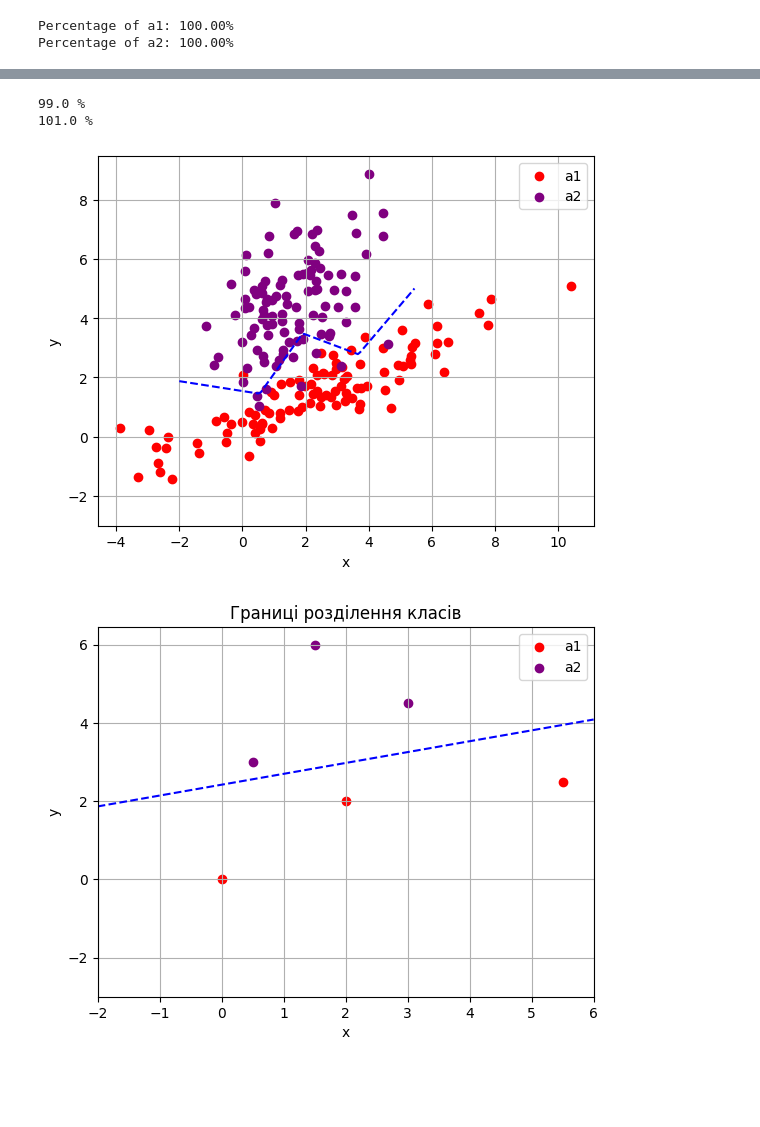
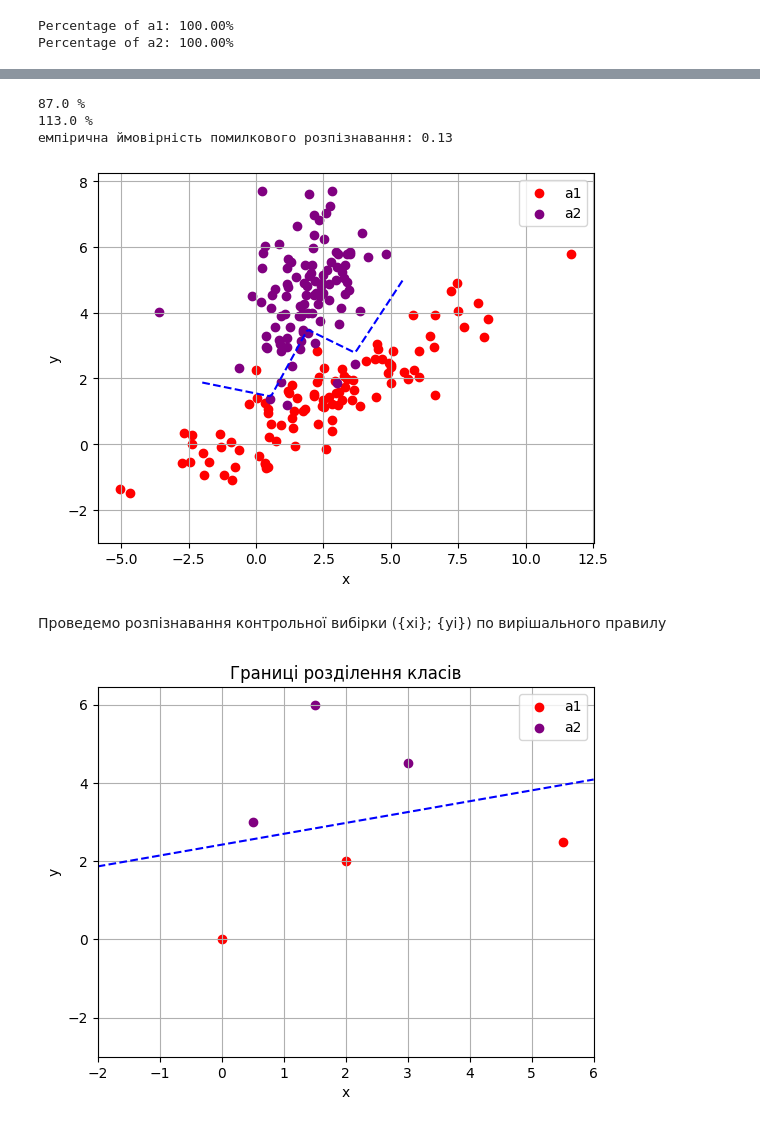
Before and after one commit to HOSTpolly/pattern_recognition, a Jupyter notebook: Lab_02/2.ipynb, the cells around one changed output, grey strips where cells are left out. Saved outputs shown, nothing was run; the diff lists cells and outputs as text; code cells hidden in the pictures; blank space fills up the shorter version.

```diff
--- a/Lab_02/2.ipynb
+++ b/Lab_02/2.ipynb
@@ -198,32 +290,41 @@ Percentage of a2: 100.00%
 # %%
 a1_mean=np.mean(a1,axis=0)
 a2_mean=np.mean(a2,axis=0)
 N=100
 mu_a1,sigma_a1 =a1_mean,np.cov(a1, rowvar=False)
 mu_a2,sigma_a2 =a2_mean,np.cov(a2, rowvar=False)
 
 a1_data=np.random.multivariate_normal(mu_a1, sigma_a1,N)
 a2_data=np.random.multivariate_normal(mu_a2, sigma_a2,N)
 
 a_data=a1_data.tolist()+a2_data.tolist()
 ad1, ad2 = classify1(a_data)
-print (ad1 / len(a1_data) * 100, '%')
-print (ad2 / len(a2_data) * 100, '%')
+print (round(ad1 / len(a1_data) * 100,1), '%')
+print (round(ad2 / len(a2_data) * 100,1), '%')
+
+P11=(ad1/100)
+P12=1-P11
+
+
+print(f"емпірична ймовірність помилкового розпізнавання: {P12}")
 
 plt.contour(x, y, z1, levels=[0], colors='blue', linestyles='dashed')
 
 plt.scatter(a1_data[:, 0], a1_data[:, 1], color='r', label='a1')
 plt.scatter(a2_data[:, 0], a2_data[:, 1], color='purple', label='a2')
 
 plt.xlabel('x')
 plt.ylabel('y')
 plt.legend()
 plt.grid(True)
 plt.show()
 # %% [output]
-99.0 %
-101.0 %
+87.0 %
+113.0 %
+емпірична ймовірність помилкового розпізнавання: 0.13
-[figure, old version]
+[figure, new version]
+# %% [markdown]
+Проведемо розпізнавання контрольної вибірки ({xi}; {yi}) по вирішального правилу
 # %%
 mean_a1=np.mean(a1,axis=0)
 mean_a2=np.mean(a2,axis=0)
```
Also changed, not shown: parts of 27 cells of this notebook.
